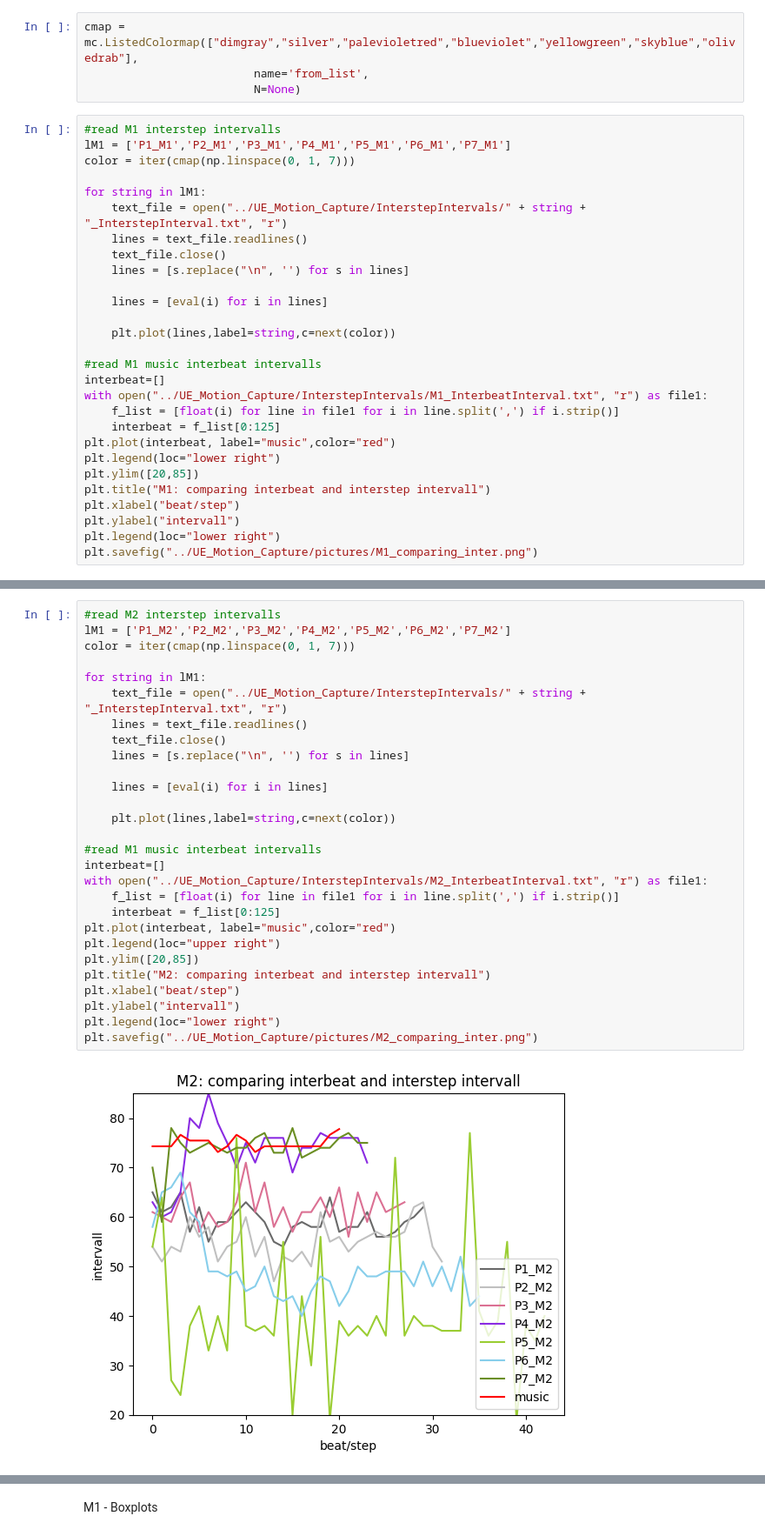
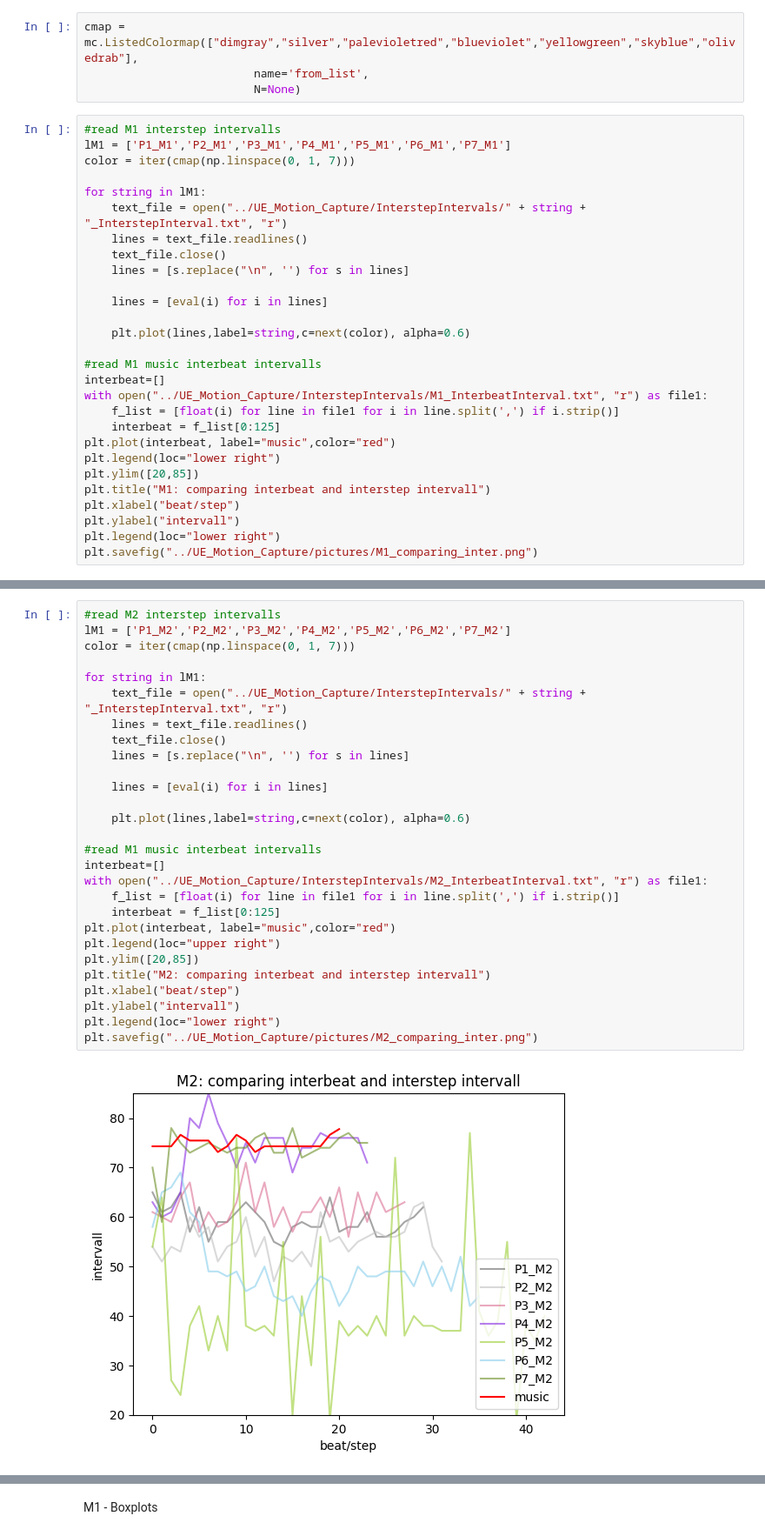
Before and after one commit to andren967/UE_Motion_Capturing, a Jupyter notebook: diagramms.ipynb, the cells around one changed output, grey strips where cells are left out. Shown at 87% size. Saved outputs shown, nothing was run; the diff lists cells and outputs as text.

Commit message:
Change transparancy (alpha-Value) in Plots

```diff
--- a/diagramms.ipynb
+++ b/diagramms.ipynb
@@ -21,7 +21,7 @@ for string in lM1:
 
     lines = [eval(i) for i in lines]
 
-    plt.plot(lines,label=string,c=next(color))
+    plt.plot(lines,label=string,c=next(color), alpha=0.6)
 
 #read M1 music interbeat intervalls
 interbeat=[]
@@ -41,33 +41,33 @@ plt.savefig("../UE_Motion_Capture/pictures/M1_comparing_inter.png")
 # %%
 #read M2 interstep intervalls
 lM1 = ['P1_M2','P2_M2','P3_M2','P4_M2','P5_M2','P6_M2','P7_M2']
 color = iter(cmap(np.linspace(0, 1, 7)))
 
 for string in lM1:
     text_file = open("../UE_Motion_Capture/InterstepIntervals/" + string + "_InterstepInterval.txt", "r")
     lines = text_file.readlines()
     text_file.close()
     lines = [s.replace("\n", '') for s in lines]
 
     lines = [eval(i) for i in lines]
 
-    plt.plot(lines,label=string,c=next(color))
+    plt.plot(lines,label=string,c=next(color), alpha=0.6)
 
 #read M1 music interbeat intervalls
 interbeat=[]
 with open("../UE_Motion_Capture/InterstepIntervals/M2_InterbeatInterval.txt", "r") as file1:
     f_list = [float(i) for line in file1 for i in line.split(',') if i.strip()]
     interbeat = f_list[0:125]
 plt.plot(interbeat, label="music",color="red")
 plt.legend(loc="upper right")
 plt.ylim([20,85])
 plt.title("M2: comparing interbeat and interstep intervall")
 plt.xlabel("beat/step")
 plt.ylabel("intervall")
 plt.legend(loc="lower right")
 plt.savefig("../UE_Motion_Capture/pictures/M2_comparing_inter.png")
 # %% [output]
-[figure, old version]
+[figure, new version]
 # %%
 #read M3 interstep intervalls
 lM1 = ['P1_M3','P2_M3','P3_M3','P4_M3','P5_M3','P6_M3','P7_M3']
```
Also changed, not shown: parts of 3 cells of this notebook, 4 other files.
